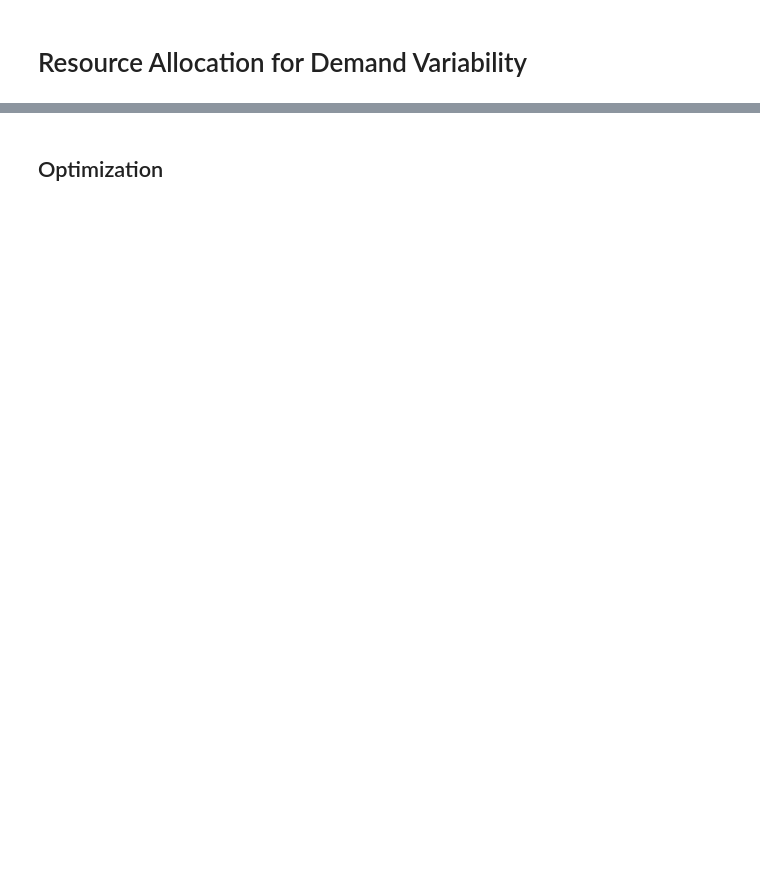
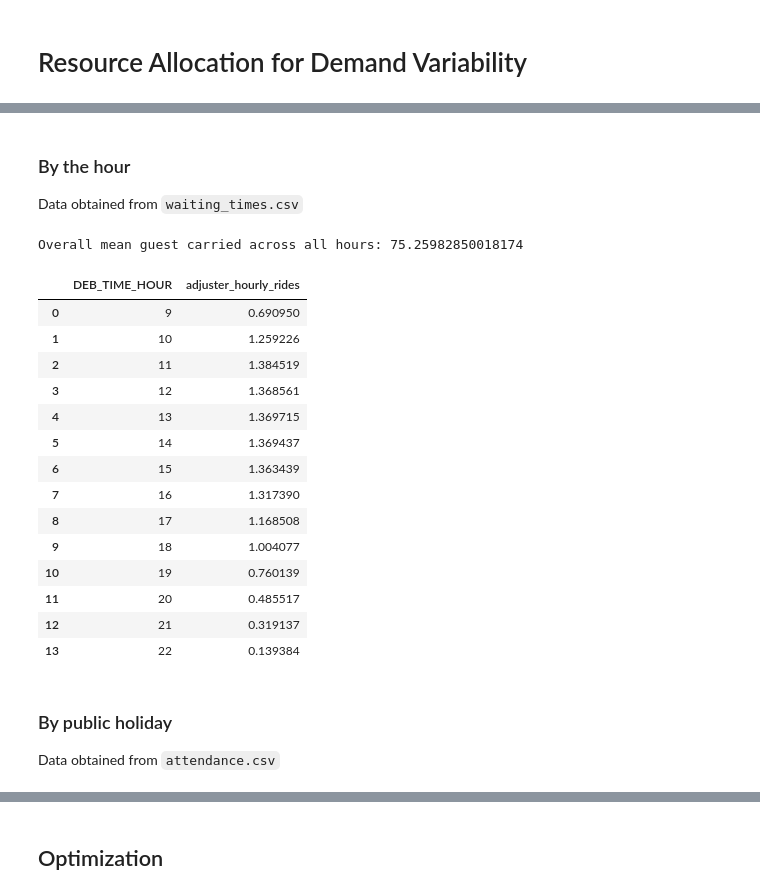
Before and after one commit to reallyjustalan/DSA3101_Group8_Project1, a Jupyter notebook: B3/DSA3101_B3_Modelling.ipynb, the cells around one changed output, grey strips where cells are left out. Drawn from its saved outputs; the diff is of its cells as text; code cells hidden in the pictures; blank space fills up the shorter version.

```diff
--- a/B3/DSA3101_B3_Modelling.ipynb
+++ b/B3/DSA3101_B3_Modelling.ipynb
@@ -97,0 +89,54 @@ R-squared (R²): 0.5769
+# %% [markdown]
+### By the hour
+Data obtained from `waiting_times.csv`
+# %%
+## Adjust by hour of day
+
+# Rides Demand by day of week & hour
+waiting_times = pd.read_csv(r"C:\Users\joann\Downloads\waiting_times.csv")
+waiting_times['DEB_TIME'] = pd.to_datetime(waiting_times['DEB_TIME'])
+waiting_times['DEB_TIME_DAY'] = waiting_times['DEB_TIME'].dt.dayofweek
+rides_hourly_demand = waiting_times[['DEB_TIME', 'DEB_TIME_DAY', 'DEB_TIME_HOUR', 'ENTITY_DESCRIPTION_SHORT', 'GUEST_CARRIED']]
+
+# Group by hour and compute the mean guests carried across all rides
+rides_hourly_agg = rides_hourly_demand.groupby("DEB_TIME_HOUR")["GUEST_CARRIED"].mean().reset_index()
+
+# Rename column for clarity
+rides_hourly_agg.rename(columns={"GUEST_CARRIED": "mean_guest_carried"}, inplace=True)
+
+# Compute the overall mean of guest carried across all hours
+overall_mean_guest_carried = rides_hourly_agg["mean_guest_carried"].mean()
+
+print(f"Overall mean guest carried across all hours: {overall_mean_guest_carried}")
+
+# Add a new column to show the difference between each hour's mean and the overall mean
+rides_hourly_agg["abs_diff_from_overall_mean"] = rides_hourly_agg["mean_guest_carried"] - overall_mean_guest_carried
+
+# Add a new column to show the difference between each hour's mean and the overall mean
+rides_hourly_agg["pct_diff_from_overall_mean"] = (rides_hourly_agg["abs_diff_from_overall_mean"] / overall_mean_guest_carried)
+
+# Adjuster
+rides_hourly_agg["adjuster_hourly_rides"] = (1 + rides_hourly_agg["pct_diff_from_overall_mean"])
+
+adjust_hour_rides = rides_hourly_agg[["DEB_TIME_HOUR", "adjuster_hourly_rides"]]
+adjust_hour_rides
+# %% [output]
+Overall mean guest carried across all hours: 75.25982850018174
+|  | DEB_TIME_HOUR | adjuster_hourly_rides |
+| 0 | 9 | 0.690950 |
+| 1 | 10 | 1.259226 |
+| 2 | 11 | 1.384519 |
+| 3 | 12 | 1.368561 |
+| 4 | 13 | 1.369715 |
+| 5 | 14 | 1.369437 |
+| 6 | 15 | 1.363439 |
+| 7 | 16 | 1.317390 |
+| 8 | 17 | 1.168508 |
+| 9 | 18 | 1.004077 |
+| 10 | 19 | 0.760139 |
+| 11 | 20 | 0.485517 |
+| 12 | 21 | 0.319137 |
+| 13 | 22 | 0.139384 |
+# %% [markdown]
+### By public holiday
+Data obtained from `attendance.csv`
```
Also changed, not shown: parts of 27 cells of this notebook, 1 other file.
